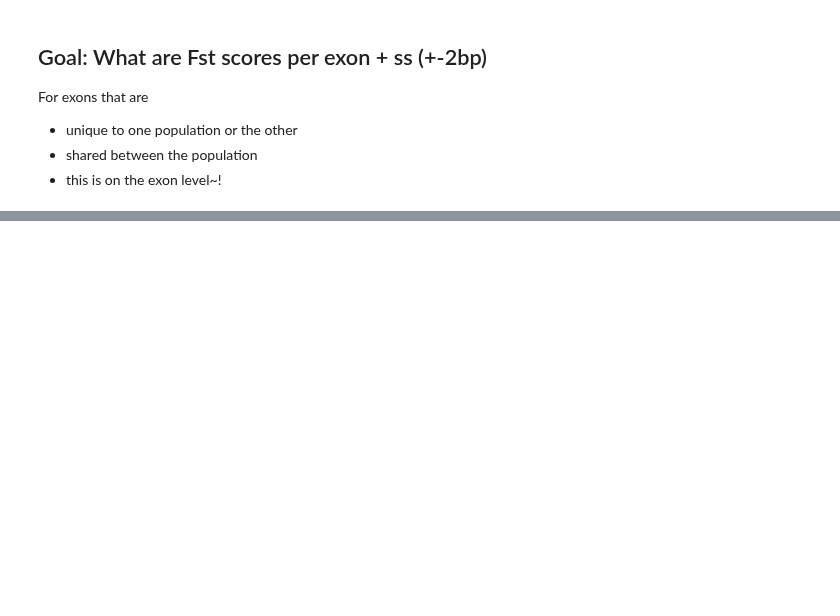
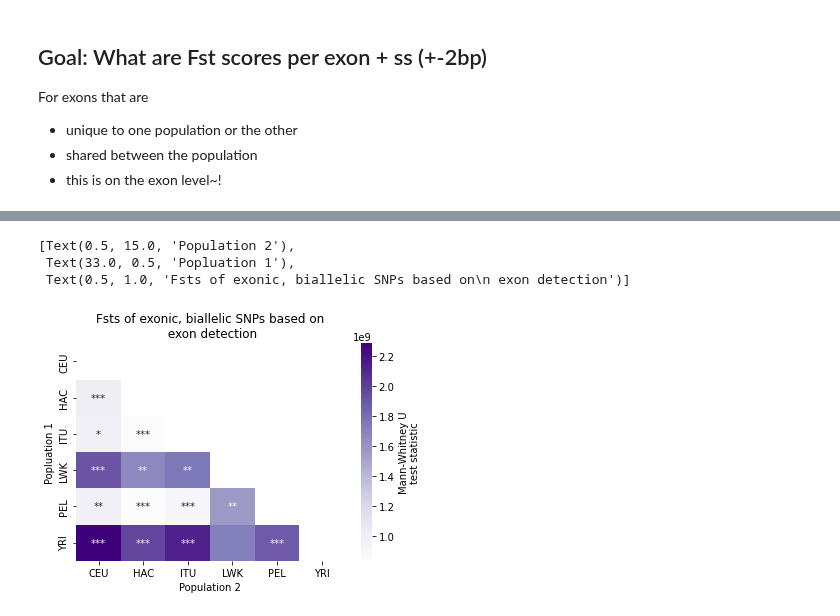
Before and after one commit to fairliereese/240903_pt, a Jupyter notebook: analysis/pop_div_snp_level_fsts.ipynb, the cells around one changed output, grey strips where cells are left out. Cells and saved outputs as stored; diff of their text form; code cells hidden in the pictures; blank space fills up the shorter version.

```diff
--- a/analysis/pop_div_snp_level_fsts.ipynb
+++ b/analysis/pop_div_snp_level_fsts.ipynb
@@ -102,13 +118,18 @@ for pop1, pop2 in zip(df[['pop1', 'pop2']].drop_duplicates()['pop1'].tolist(),
     x = temp.loc[temp.thing2=='unique','fst'].tolist() # hyp. --> greater
     y = temp.loc[temp.thing2=='shared','fst'].tolist()
 
-    print(f'{pop1} vs {pop2}')
-    print(temp.loc[temp.thing2=='unique','fst'].median())
-    print(temp.loc[temp.thing2=='shared','fst'].median())
-    print()
+    # print(f'{pop1} vs {pop2}')
+    # print(temp.loc[temp.thing2=='unique','fst'].median())
+    # print(temp.loc[temp.thing2=='shared','fst'].median())
+    # print()
 
     stat, pval = st.mannwhitneyu(x, y, alternative='greater')
     temp3 = pd.DataFrame(data=[[pop1, pop2, stat, pval]],
+                         columns=['pop1', 'pop2', 'stat', 'pval'])
+    stat_df = pd.concat([stat_df, temp3], axis=0)
+
+    # add mirror as well
+    temp3 = pd.DataFrame(data=[[pop2, pop1, stat, pval]],
                          columns=['pop1', 'pop2', 'stat', 'pval'])
     stat_df = pd.concat([stat_df, temp3], axis=0)
 
@@ -116,30 +137,41 @@ for pop1, pop2 in zip(df[['pop1', 'pop2']].drop_duplicates()['pop1'].tolist(),
 from statsmodels.stats.multitest import multipletests
 _, adj_p_vals, _, _ = multipletests(stat_df.pval.tolist(), method='fdr_bh')
 stat_df['adj_pval'] = adj_p_vals
 stat_df.head()
 
 # add sig. annotation
 # * <= 0.05
 # ** <= 0.01
 # *** <= 0.001
 stat_df['sig_annot'] = ''
 # stat_df.loc[stat_df.pval <= 0.05, 'sig_annot'] = '*'
 # stat_df.loc[stat_df.pval <= 0.01, 'sig_annot'] = '**'
 # stat_df.loc[stat_df.pval <= 0.001, 'sig_annot'] = '***'
 stat_df.loc[stat_df.adj_pval <= 0.05, 'sig_annot'] = '*'
 stat_df.loc[stat_df.adj_pval <= 0.01, 'sig_annot'] = '**'
 stat_df.loc[stat_df.adj_pval <= 0.001, 'sig_annot'] = '***'
 
 # pivot x2 to get a stat and annot df to plot
 stat_df1 = stat_df.pivot(index='pop1', columns='pop2', values='stat')
 annot_df = stat_df.pivot(index='pop1', columns='pop2', values='sig_annot')
 
+
+# apply upper mask to both
+# Mask the upper triangle
+mask = np.triu(stat_df1)
+
 ax = sns.heatmap(stat_df1, cmap='Purples',
             annot=annot_df,
             fmt='',
+            mask=mask,
             cbar_kws={'label': 'Mann-Whitney U\ntest statistic'})
 
 # labels need them
 ax.set(xlabel='Population 2',
        ylabel='Popluation 1',
        title='Fsts of exonic, biallelic SNPs based on\n exon detection')
+# %% [output]
+[Text(0.5, 15.0, 'Population 2'),
+ Text(33.0, 0.5, 'Popluation 1'),
+ Text(0.5, 1.0, 'Fsts of exonic, biallelic SNPs based on\n exon detection')]
+[figure, added]
```
Also changed, not shown: parts of 8 cells of this notebook, 2 other files.
